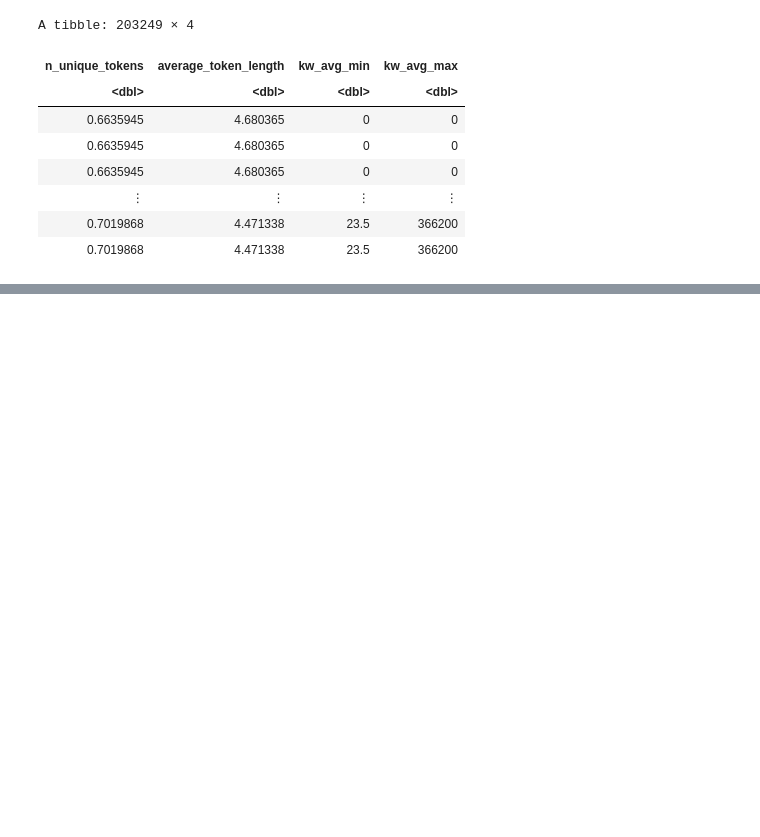
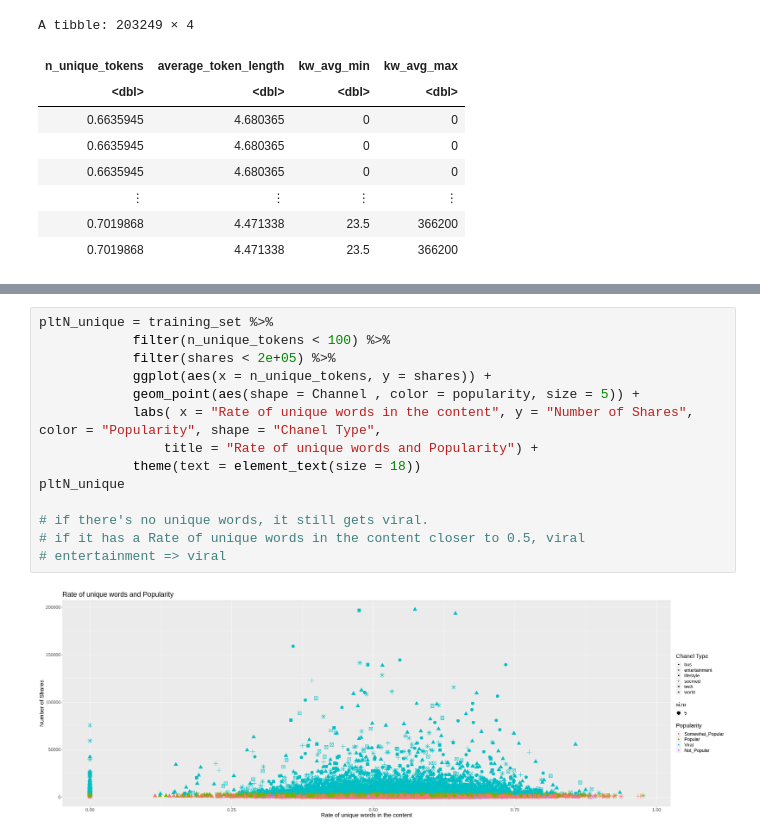
Before and after one commit to nkoda/DSCI100Project, a Jupyter notebook: proposal.ipynb, the cells around one changed output, grey strips where cells are left out. Drawn from its saved outputs; the diff is of its cells as text; blank space fills up the shorter version.

Commit message:
Training set data exploary
4 plots

```diff
--- a/proposal.ipynb
+++ b/proposal.ipynb
@@ -223,0 +199,16 @@ A tibble: 3 × 4
+# %%
+pltN_unique = training_set %>%
+            filter(n_unique_tokens < 100) %>%
+            filter(shares < 2e+05) %>%
+            ggplot(aes(x = n_unique_tokens, y = shares)) +
+            geom_point(aes(shape = Channel , color = popularity, size = 5)) +
+            labs( x = "Rate of unique words in the content", y = "Number of Shares", color = "Popularity", shape = "Chanel Type",
+                title = "Rate of unique words and Popularity") +
+            theme(text = element_text(size = 18))
+pltN_unique
+
+# if there's no unique words, it still gets viral.
+# if it has a Rate of unique words in the content closer to 0.5, viral
+# entertainment => viral
+# %% [output]
+[figure, added]
```
Also changed, not shown: parts of 6 cells of this notebook.
